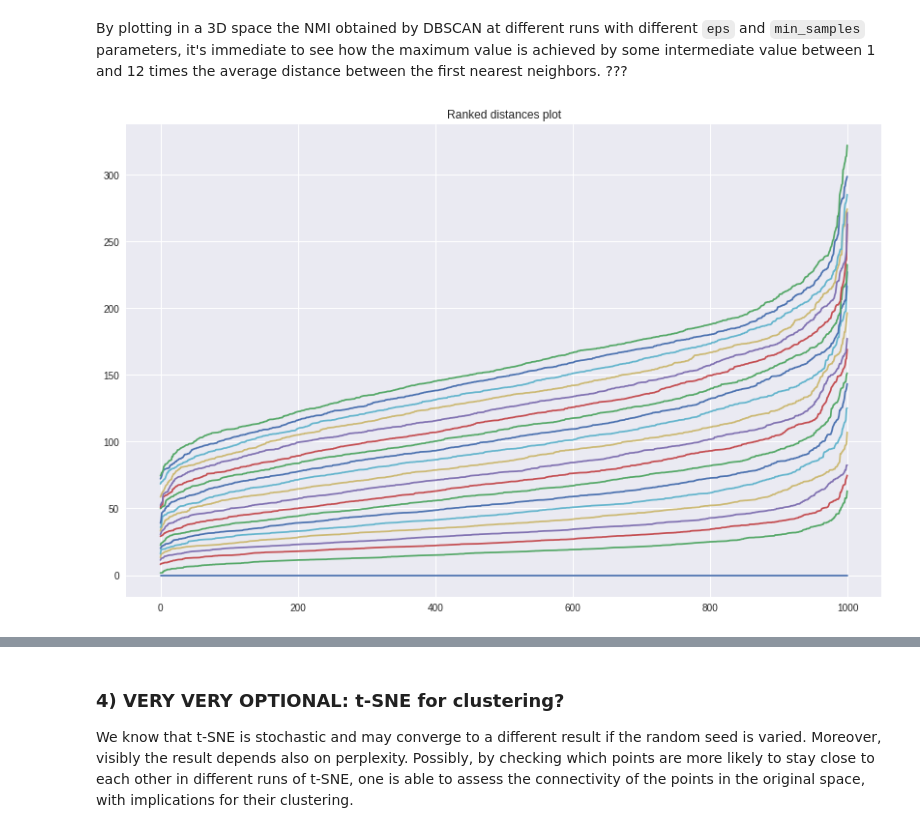
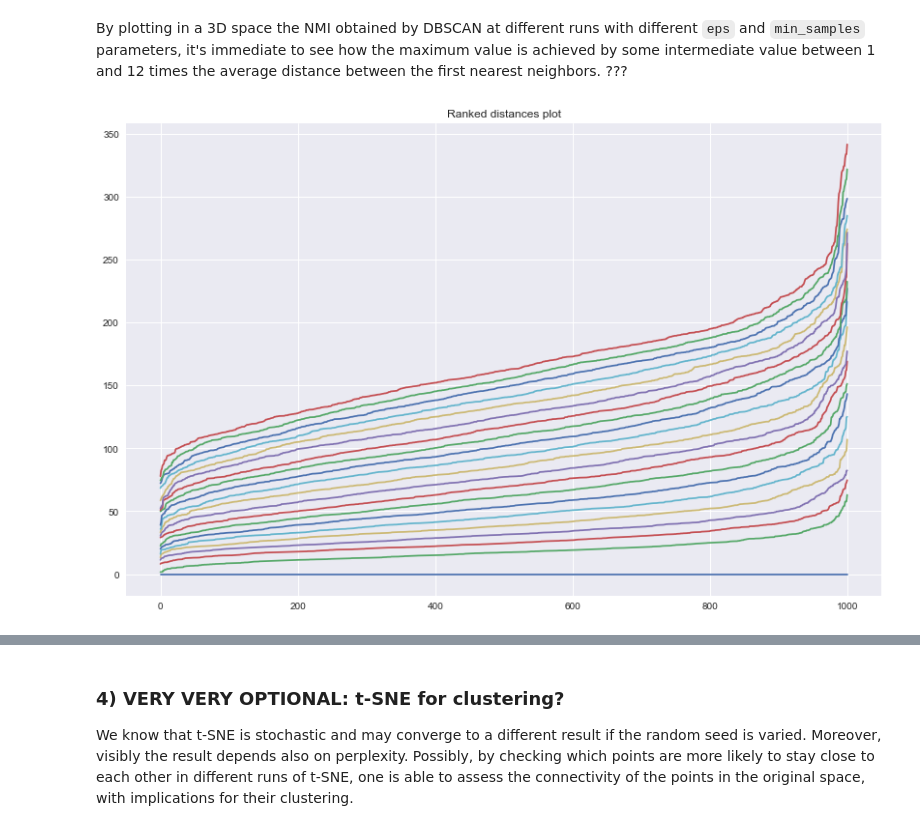
Before and after one commit to emersonvero/LoCP2, a Jupyter notebook: 05_clustering/2219_assignment_05.ipynb, the cells around one changed output, grey strips where cells are left out. Drawn from its saved outputs; the diff is of its cells as text; code cells hidden in the pictures.

```diff
--- a/05_clustering/2219_assignment_05.ipynb
+++ b/05_clustering/2219_assignment_05.ipynb
@@ -286,16 +286,17 @@ By plotting in a 3D space the NMI obtained by DBSCAN at different runs with diff
 # %%
 from sklearn.neighbors import NearestNeighbors
 plt.style.use('seaborn')
 
-k = 20  #we investigate till the 20th neighbor
+k = 21  #we investigate till the 20th neighbor
 nbrs = NearestNeighbors(n_neighbors=k)
 nbrs.fit(x)
 neigh_dist,neigh_ind=nbrs.kneighbors(x,return_distance=True)
 
 distance=np.sort(neigh_dist,axis=0)
+#distance=distance[:,1]
 
 fig,ax=plt.subplots(figsize=(14,9))
 ax.set_title("Ranked distances plot")
 ax.plot(distance);
 # %% [output]
-[figure, old version]
+[figure, new version]
```
Also changed, not shown: parts of 12 cells of this notebook.
